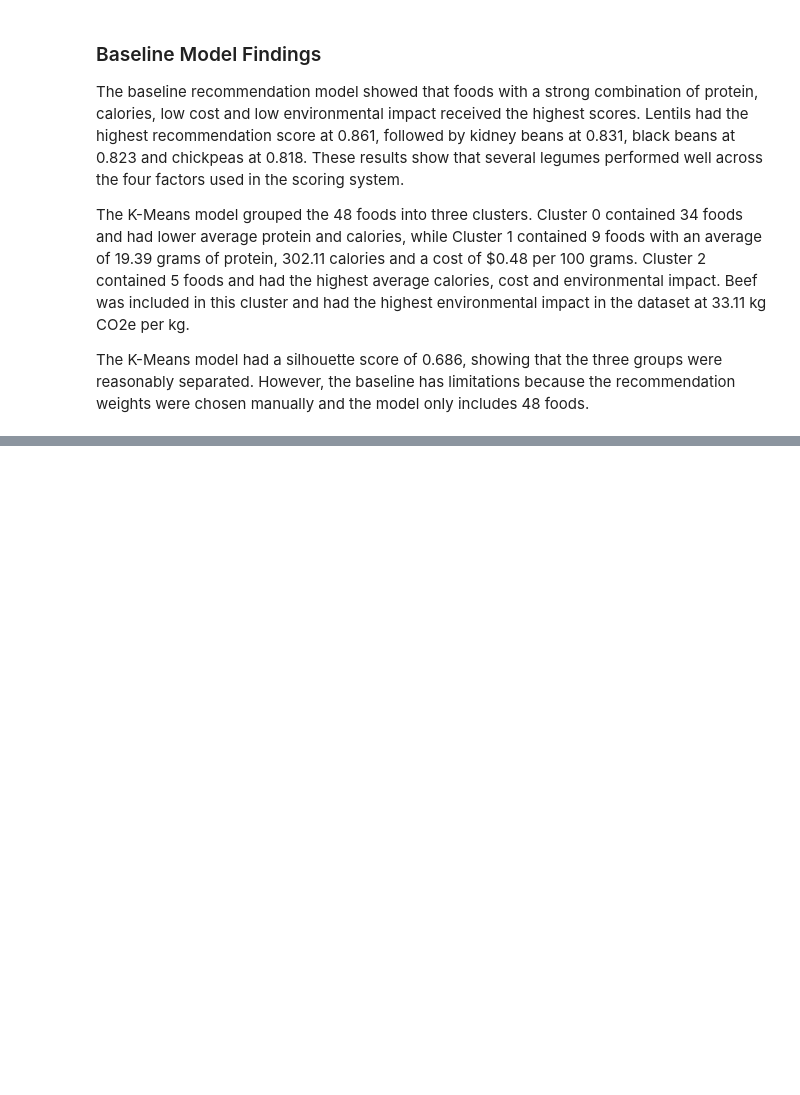
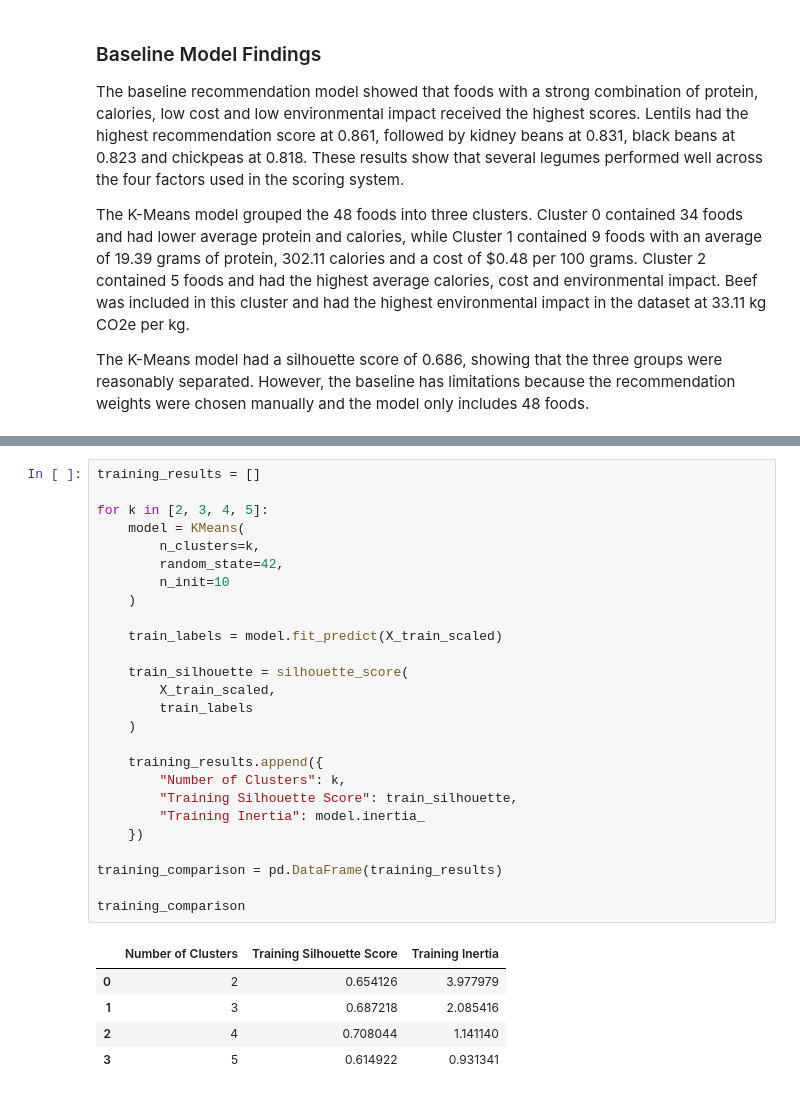
Before and after one commit to albabbitt13-commits/smart-sustainable-meal-optimizer, a Jupyter notebook: notebooks/01_data_exploration.ipynb, the cells around one changed output, grey strips where cells are left out. Saved outputs shown, nothing was run; the diff lists cells and outputs as text; blank space fills up the shorter version.

```diff
--- a/notebooks/01_data_exploration.ipynb
+++ b/notebooks/01_data_exploration.ipynb
@@ -4095,0 +4195,32 @@ The K-Means model had a silhouette score of 0.686, showing that the three groups
+# %%
+training_results = []
+
+for k in [2, 3, 4, 5]:
+    model = KMeans(
+        n_clusters=k,
+        random_state=42,
+        n_init=10
+    )
+
+    train_labels = model.fit_predict(X_train_scaled)
+
+    train_silhouette = silhouette_score(
+        X_train_scaled,
+        train_labels
+    )
+
+    training_results.append({
+        "Number of Clusters": k,
+        "Training Silhouette Score": train_silhouette,
+        "Training Inertia": model.inertia_
+    })
+
+training_comparison = pd.DataFrame(training_results)
+
+training_comparison
+# %% [output]
+|  | Number of Clusters | Training Silhouette Score | Training Inertia |
+| 0 | 2 | 0.654126 | 3.977979 |
+| 1 | 3 | 0.687218 | 2.085416 |
+| 2 | 4 | 0.708044 | 1.141140 |
+| 3 | 5 | 0.614922 | 0.931341 |
```
Also changed, not shown: parts of 9 cells of this notebook, 1 other file.
